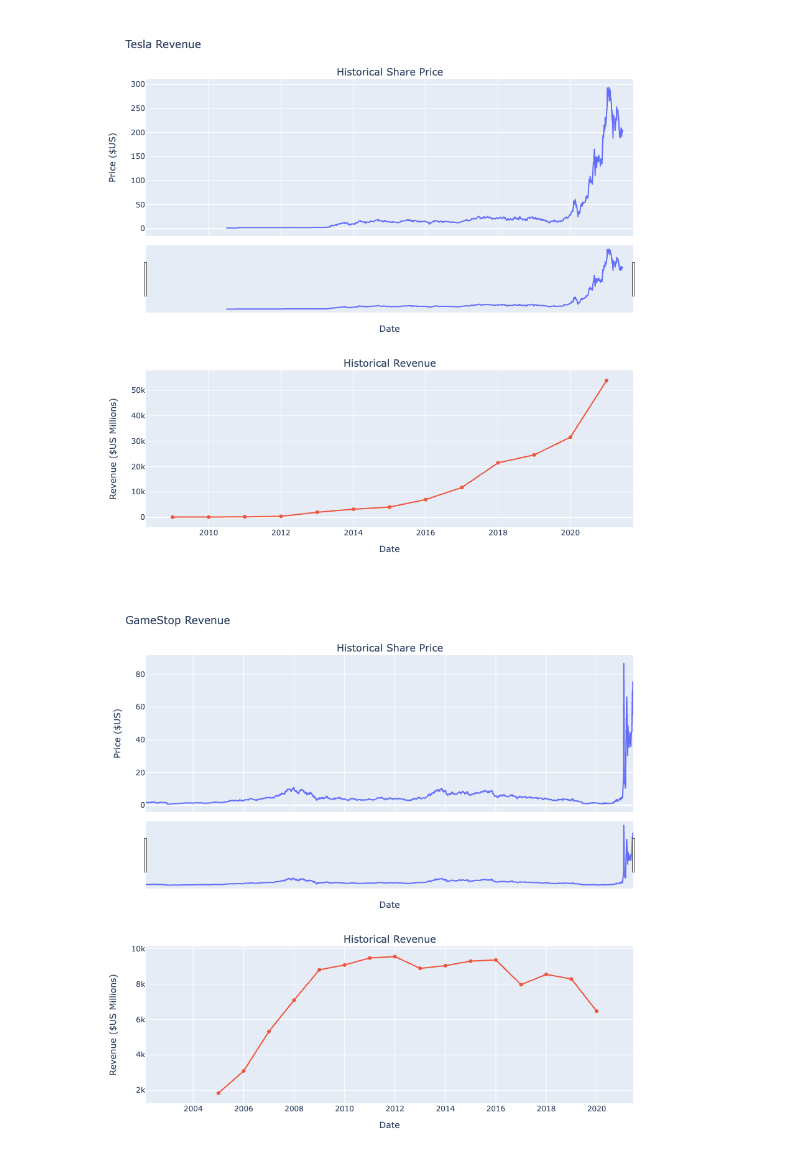
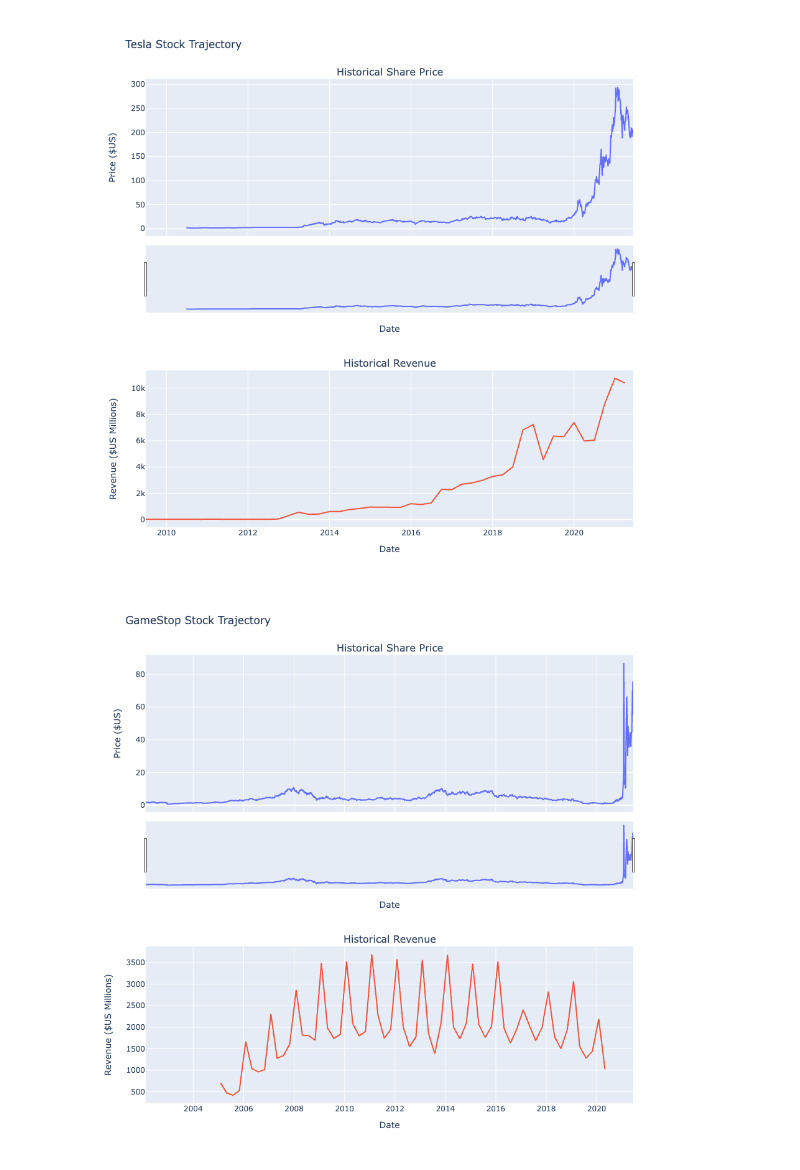
Before and after one commit to tasisso/pythonStockProject, a Jupyter notebook: courseraDSlab.ipynb, the cells around one changed output. Saved outputs shown, nothing was run; the diff lists cells and outputs as text; code cells hidden in the pictures.

```diff
--- a/courseraDSlab.ipynb
+++ b/courseraDSlab.ipynb
@@ -74,7 +47,0 @@ tesla_revenue = pd.DataFrame(columns= ['Date','Revenue'])
-# %%
-for row in soup.find("tbody").find_all("tr"):
-    col = row.find_all("td")
-    date = col[0].text
-    revenue = col[1].text
-
-    tesla_revenue = tesla_revenue.append({"Date":date, "Revenue":revenue}, ignore_index=True)
@@ -127,5 +63,11 @@ gme_revenue = pd.DataFrame(columns= ['Date','Revenue'])
+# %%
+url = "https://cf-courses-data.s3.us.cloud-object-storage.appdomain.cloud/IBMDeveloperSkillsNetwork-PY0220EN-SkillsNetwork/labs/project/stock.html"
+html_data = requests.get(url).text
+soup = BeautifulSoup(html_data, "lxml")
+gme_revenue = pd.DataFrame(columns= ['Date','Revenue'])
 # %%
-for row in soup.find("tbody").find_all("tr"):
+
+for row in soup.find_all("tbody")[1].find_all("tr"):
     col = row.find_all("td")
     date = col[0].text
     revenue = col[1].text
@@ -145,8 +139,8 @@ gme_revenue.tail()
 # %%
-make_graph(tesla_data, tesla_revenue, 'Tesla Revenue')
+make_graph(tesla_data, tesla_revenue, 'Tesla Stock Trajectory')
 # %% [output]
-[figure, old version]
+[figure, new version]
 # %%
-make_graph(gme_data, gme_revenue, 'GameStop Revenue')
+make_graph(gme_data, gme_revenue, 'GameStop Stock Trajectory')
 # %% [output]
-[figure, old version]
+[figure, new version]
```
Also changed, not shown: parts of 29 cells of this notebook.
